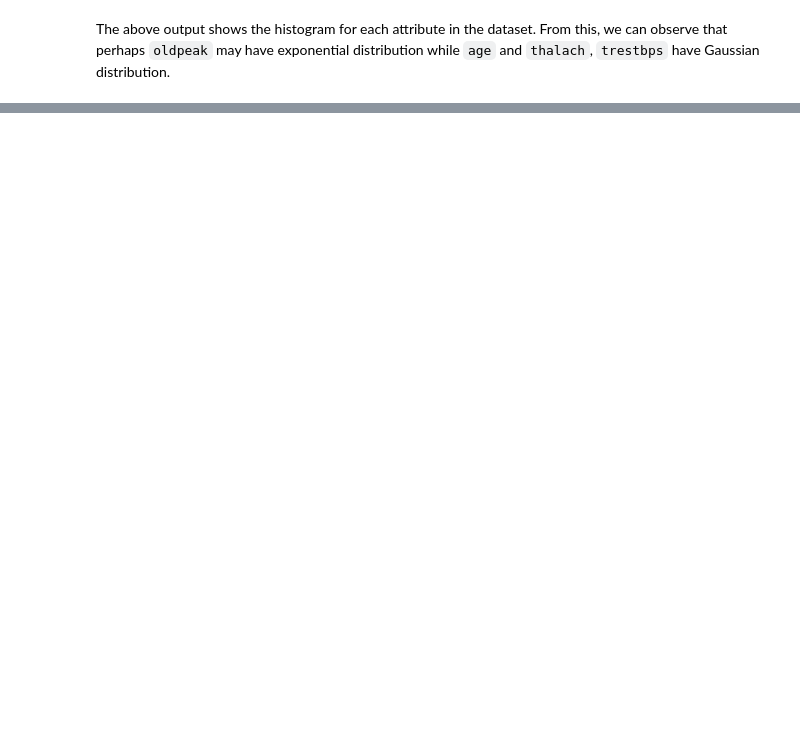
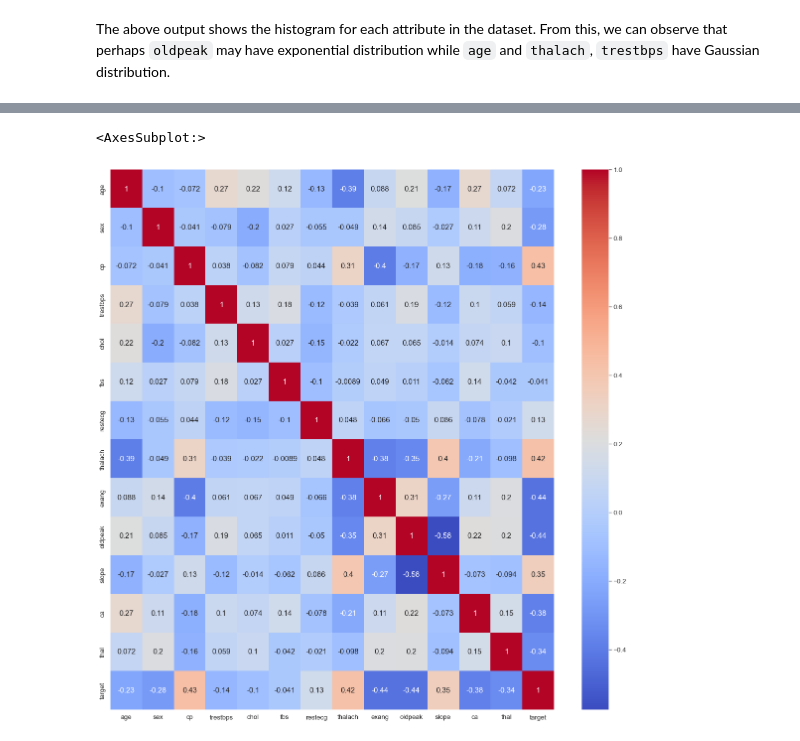
Before and after one commit to franck225-coder/Machine-Learning-project-series, a Jupyter notebook: logistic regression/heart disease prediction/heart_disease_prediction.ipynb, the cells around one changed output, grey strips where cells are left out. Cells and saved outputs as stored; diff of their text form; code cells hidden in the pictures; blank space fills up the shorter version.

Commit message:
correlation matrix

```diff
--- a/logistic regression/heart disease prediction/heart_disease_prediction.ipynb
+++ b/logistic regression/heart disease prediction/heart_disease_prediction.ipynb
@@ -183,0 +220,13 @@ array([[<AxesSubplot:ylabel='Density'>, <AxesSubplot:ylabel='Density'>,
+# %%
+
+# plt.matshow(correlations)
+# plt.yticks(np.arange(data.shape[1]), data.columns)
+# plt.xticks(np.arange(data.shape[1]), data.columns)
+# plt.colorbar()
+
+corr_matrix = data.corr()
+plt.figure(figsize=(20, 20))
+sns.heatmap(corr_matrix, annot=True, cmap="coolwarm", annot_kws={"size":15})
+# %% [output]
+<AxesSubplot:>
+[figure, added]
```
Also changed, not shown: parts of 7 cells of this notebook.
